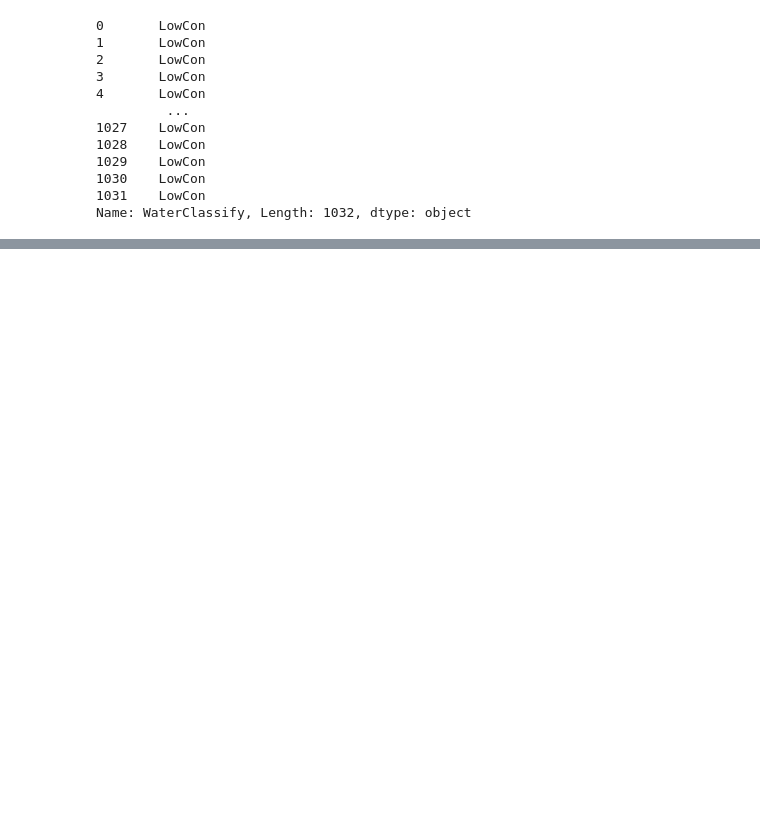
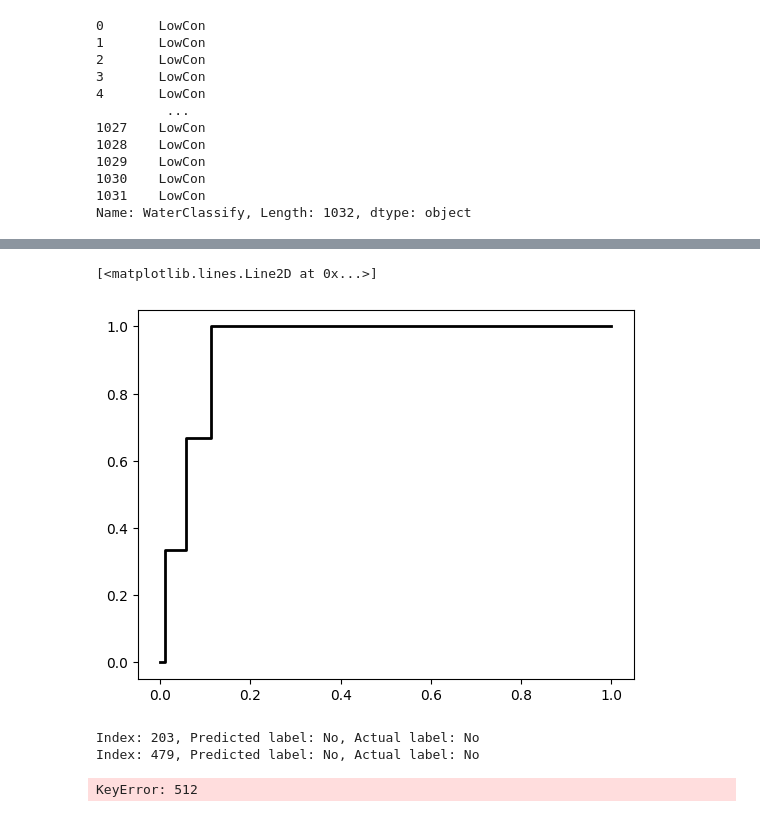
Before and after one commit to ggarci10/4961kaur, a Jupyter notebook: Saya.ipynb, the cells around one changed output, grey strips where cells are left out. Drawn from its saved outputs; the diff is of its cells as text; code cells hidden in the pictures; blank space fills up the shorter version.

```diff
--- a/Saya.ipynb
+++ b/Saya.ipynb
@@ -412,2 +459,11 @@ print(results)
 # %%
 pd.reset_option('display.max_rows')
+# %%
+feature_cols = ['Duration','Volume','EventFlowRate','Square Footage',
+                'Number of workers','BuildAge','WaterClassify_HighCon','WaterClassify_LowCon',
+                'WaterClassify_MedCon','WaterClassify_Outliers','meterNumber_19240566',
+                'gw_b827eb5e5925','gw_b827eb5e5926','CustomerId_10849','Building Type_Office',
+                'Climate region_Very cold/Cold']
+
+X = df[feature_cols]
+y = df['Leak']
@@ -413,0 +472,8 @@ pd.reset_option('display.max_rows')
+# %%
+my_logreg = LogisticRegression()
+X_train, X_test, y_train, y_test = train_test_split(X, y, test_size=0.6, random_state=10)
+my_logreg.fit(X_train,y_train)
+y_predict_logreg=my_logreg.predict(X_test)
+logregaccuracy=accuracy_score(y_test,y_predict_logreg)
+y_predict_prob_logreg = my_logreg.predict_proba(X_test)
+print(round(logregaccuracy, 2))
@@ -413,0 +482,7 @@ pd.reset_option('display.max_rows')
+# %%
+fprlogreg, tprlogreg, thresholdslogreg = metrics.roc_curve(y_test, y_predict_prob_logreg[:,1], pos_label='Yes')
+
+print(fprlogreg)
+print(tprlogreg)
+AUClogreg = metrics.auc(fprlogreg, tprlogreg)
+print(AUClogreg)
@@ -413,0 +501,19 @@ pd.reset_option('display.max_rows')
+# %%
+%matplotlib inline
+
+plt.figure()
+plt.plot(fprlogreg, tprlogreg, color='black', lw=2,label='logreg2016 ROC Curve (area = %0.2f)' % AUClogreg)
+# %% [output]
+[<matplotlib.lines.Line2D at 0x...>]
+[figure, added]
+# %%
+wrong_values = np.where(y_predict_logreg != y_test)[0]
+count=0
+for index in wrong_values:
+  print(f"Index: {index}, Predicted label: {y_predict_logreg[index]}, Actual label: {y_test[index]}")
+  count=count+1
+print(count)
+# %% [output]
+Index: 203, Predicted label: No, Actual label: No
+Index: 479, Predicted label: No, Actual label: No
+KeyError: 512
```
Also changed, not shown: parts of 12 cells of this notebook.
